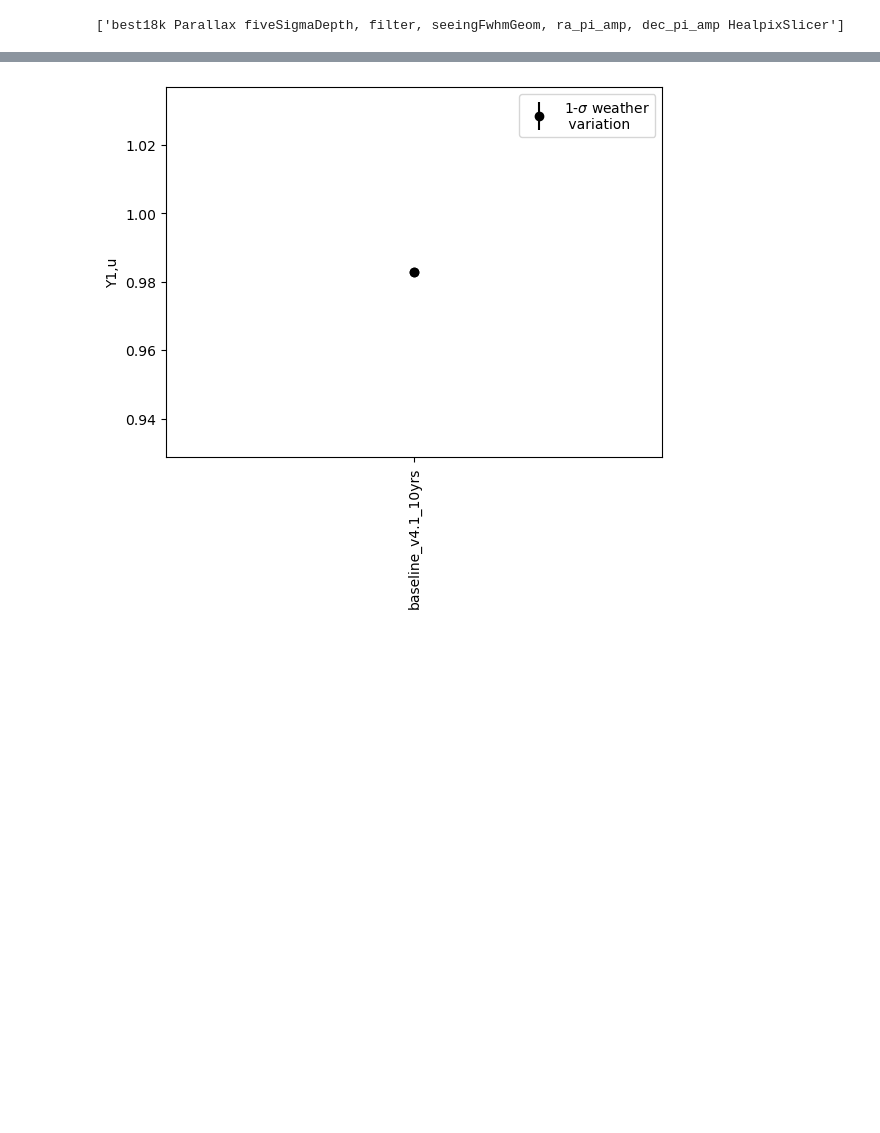
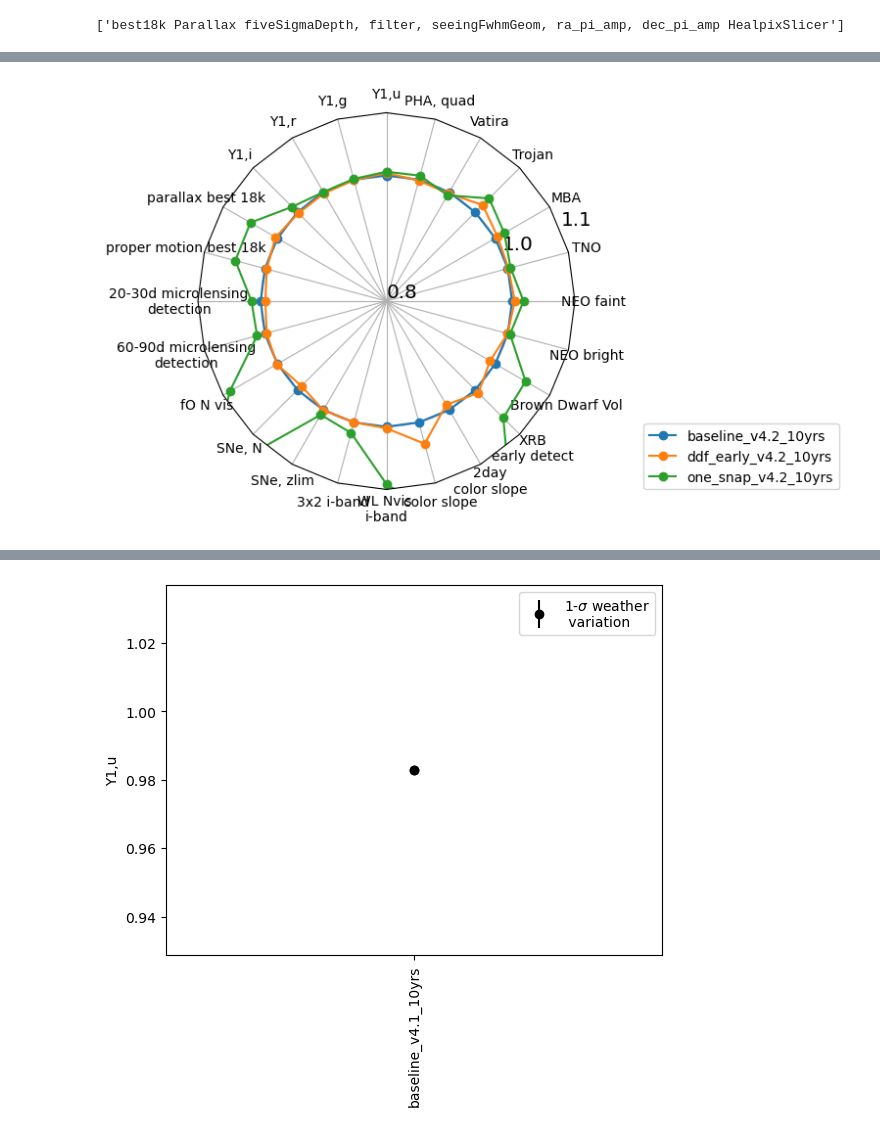
Before and after one commit to lsst-sims/sims_featureScheduler_runs4.2, a Jupyter notebook: maf/quick_look.ipynb, the cells around one changed output, grey strips where cells are left out. Cells and saved outputs as stored; diff of their text form; code cells hidden in the pictures; blank space fills up the shorter version.

```diff
--- a/maf/quick_look.ipynb
+++ b/maf/quick_look.ipynb
@@ -229,4 +229,12 @@ one_snap_v4.2_10yrs     0.740404
 Name: best18k Parallax fiveSigmaDepth, filter, seeingFwhmGeom, ra_pi_amp, dec_pi_amp HealpixSlicer, dtype: float64
+# %%
+runs = [run for run in data.index if "4.2" in run]
+
+ndata = norm_df(data, runs, cols=data.columns.values.tolist(),
+                invert_cols=invert_cols, mag_cols = mag_cols, norm_run='baseline_v4.2_10yrs')
+fig, ax = radar(ndata, legend=True, rgrids=[0.8, 1.0, 1.1], bbox_to_anchor=(1.7, 0))
+# %% [output]
+[figure, added]
 # %%
 times = ['retro_baseline_v2.0_10yrs', 'baseline_v2.0_10yrs', 'baseline_v2.1_10yrs', 'baseline_v2.2_10yrs',
         'baseline_v3.0_10yrs',  'baseline_v3.2_10yrs', 'baseline_v3.3_10yrs', 'baseline_v3.4_10yrs',
```
Also changed, not shown: parts of 4 cells of this notebook, 7 other files.
